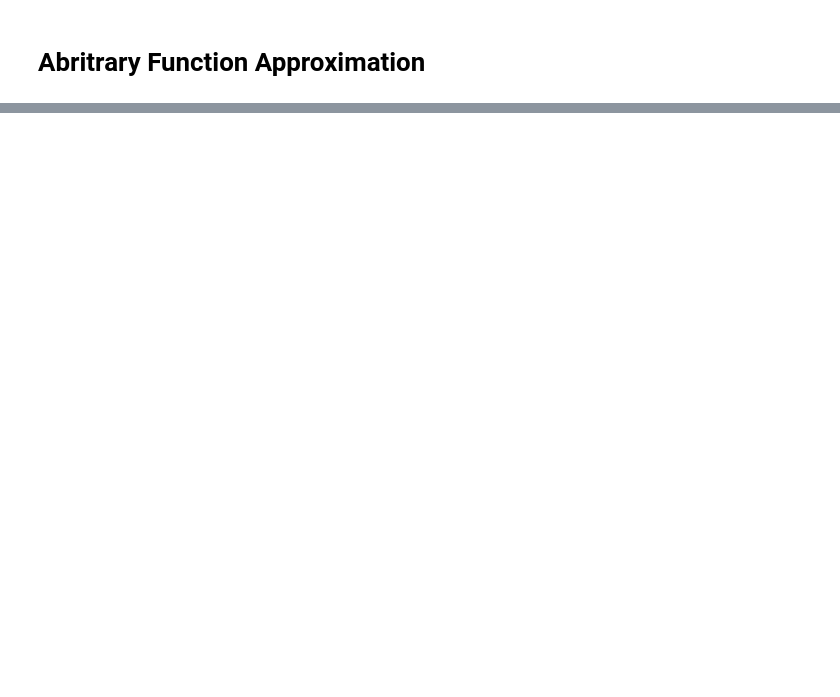
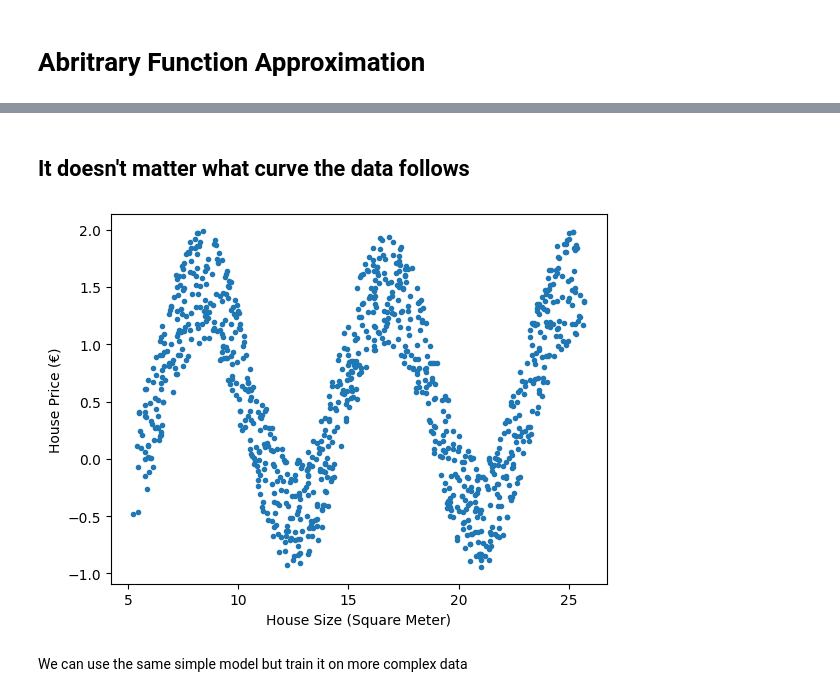
Before and after one commit to grussdorian/neural-networks-crash-course, a Jupyter notebook: 1 - ArbitraryFn.ipynb, the cells around one changed output, grey strips where cells are left out. Drawn from its saved outputs; the diff is of its cells as text; code cells hidden in the pictures; blank space fills up the shorter version.

```diff
--- a/1 - ArbitraryFn.ipynb
+++ b/1 - ArbitraryFn.ipynb
@@ -181,0 +173,20 @@ plt.show()
+# %% [markdown]
+## It doesn't matter what curve the data follows
+# %%
+X = (np.linspace(5, 25, 1000) + np.random.random((1000)))
+Y = np.cos(0.75 * X) + np.random.random((1000))
+
+plt.plot(X, Y, '.')
+plt.xlabel('House Size (Square Meter)'); plt.ylabel('House Price (€)')
+plt.show()
+
+dataset_arb = torch.tensor(np.array([X, Y]), dtype=torch.double)
+mean, std = dataset_arb.mean(dim=0), dataset_arb.std(dim=0)
+dataset_arb = (dataset_arb - mean) / std
+
+trainloader_arb = torch.utils.data.DataLoader(dataset_arb.T, batch_size=8, shuffle=True)
+dataset_arb = (dataset_arb * std) + mean
+# %% [output]
+[figure, added]
+# %% [markdown]
+We can use the same simple model but train it on more complex data
```
Also changed, not shown: parts of 15 cells of this notebook, 1 other file.
